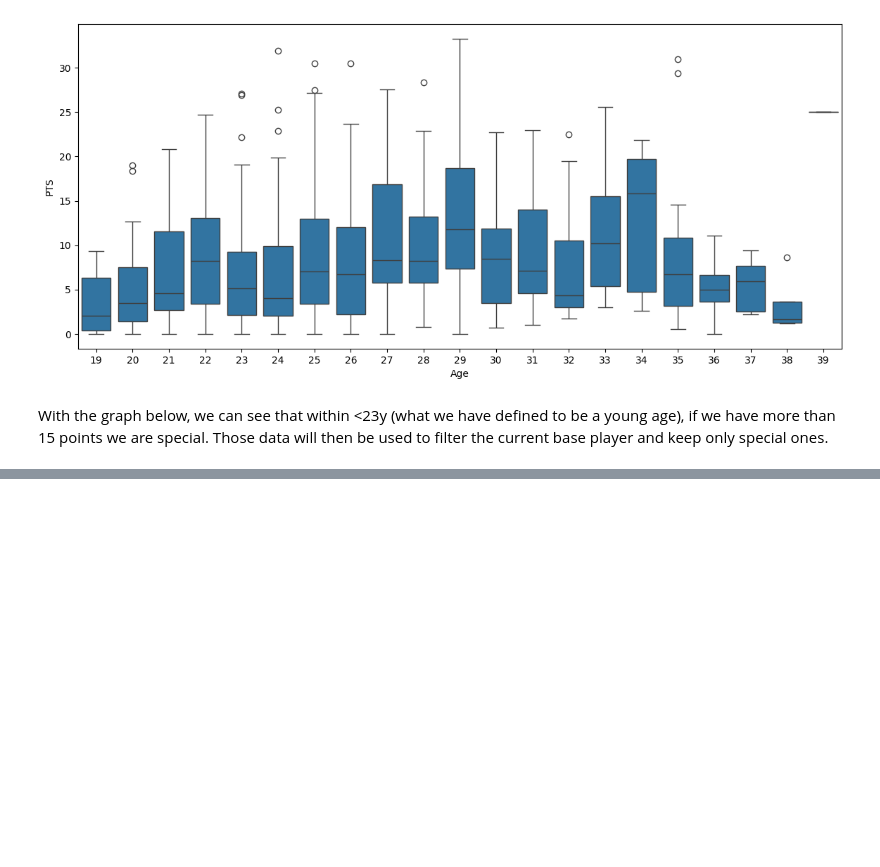
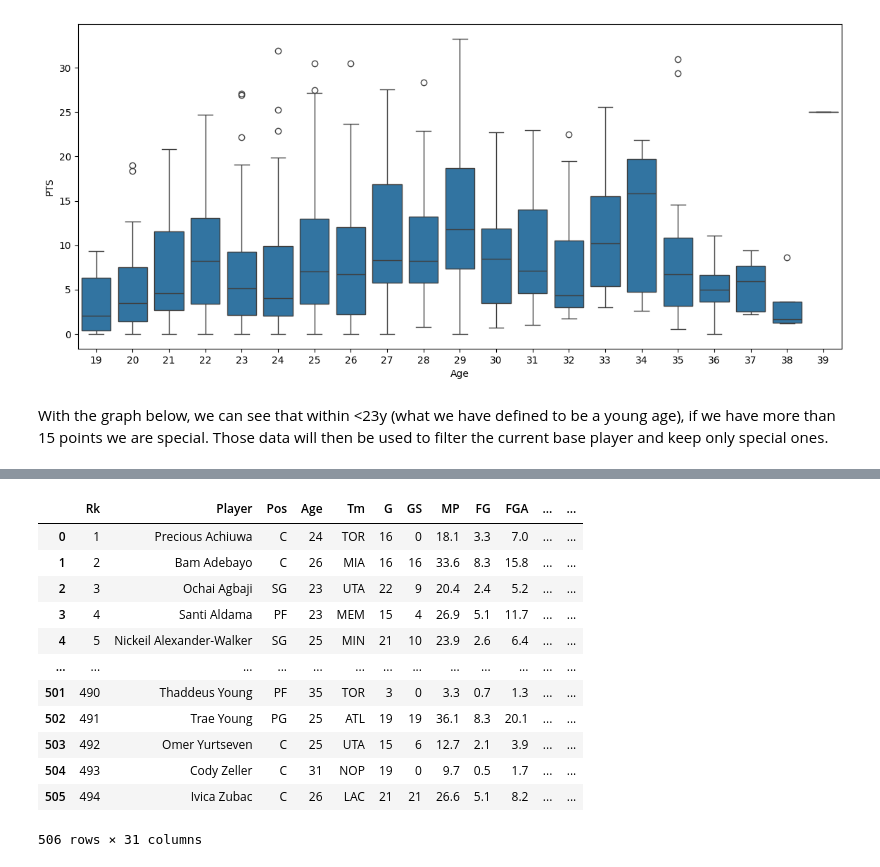
Before and after one commit to absabry/mlops-nba, a Jupyter notebook: notebooks/EDA.ipynb, the cells around one changed output, grey strips where cells are left out. Cells and saved outputs as stored; diff of their text form; code cells hidden in the pictures; blank space fills up the shorter version.

```diff
--- a/notebooks/EDA.ipynb
+++ b/notebooks/EDA.ipynb
@@ -93,0 +112,16 @@ players.query(futur_super_star_def).sort_values("EFF", ascending=False).sort_val
+# %%
+players
+# %% [output]
+|  | Rk | Player | Pos | Age | Tm | G | GS | MP | FG | FGA | ... | ... |
+| 0 | 1 | Precious Achiuwa | C | 24 | TOR | 16 | 0 | 18.1 | 3.3 | 7.0 | ... | ... |
+| 1 | 2 | Bam Adebayo | C | 26 | MIA | 16 | 16 | 33.6 | 8.3 | 15.8 | ... | ... |
+| 2 | 3 | Ochai Agbaji | SG | 23 | UTA | 22 | 9 | 20.4 | 2.4 | 5.2 | ... | ... |
+| 3 | 4 | Santi Aldama | PF | 23 | MEM | 15 | 4 | 26.9 | 5.1 | 11.7 | ... | ... |
+| 4 | 5 | Nickeil Alexander-Walker | SG | 25 | MIN | 21 | 10 | 23.9 | 2.6 | 6.4 | ... | ... |
+| ... | ... | ... | ... | ... | ... | ... | ... | ... | ... | ... | ... | ... |
+| 501 | 490 | Thaddeus Young | PF | 35 | TOR | 3 | 0 | 3.3 | 0.7 | 1.3 | ... | ... |
+| 502 | 491 | Trae Young | PG | 25 | ATL | 19 | 19 | 36.1 | 8.3 | 20.1 | ... | ... |
+| 503 | 492 | Omer Yurtseven | C | 25 | UTA | 15 | 6 | 12.7 | 2.1 | 3.9 | ... | ... |
+| 504 | 493 | Cody Zeller | C | 31 | NOP | 19 | 0 | 9.7 | 0.5 | 1.7 | ... | ... |
+| 505 | 494 | Ivica Zubac | C | 26 | LAC | 21 | 21 | 26.6 | 5.1 | 8.2 | ... | ... |
+506 rows × 31 columns
```
Also changed, not shown: parts of 18 cells of this notebook, 2 other files.
